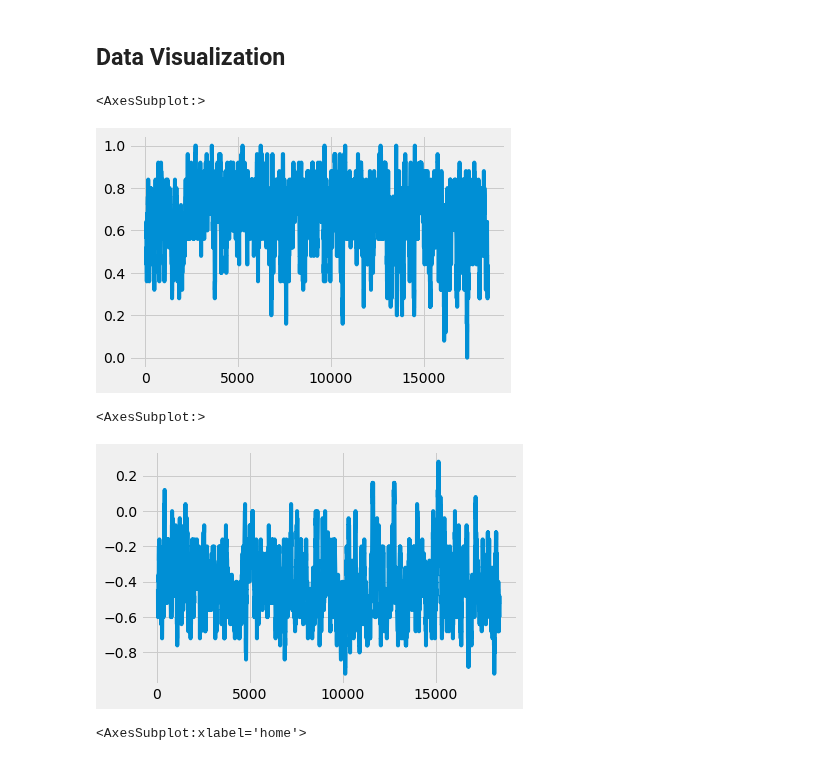
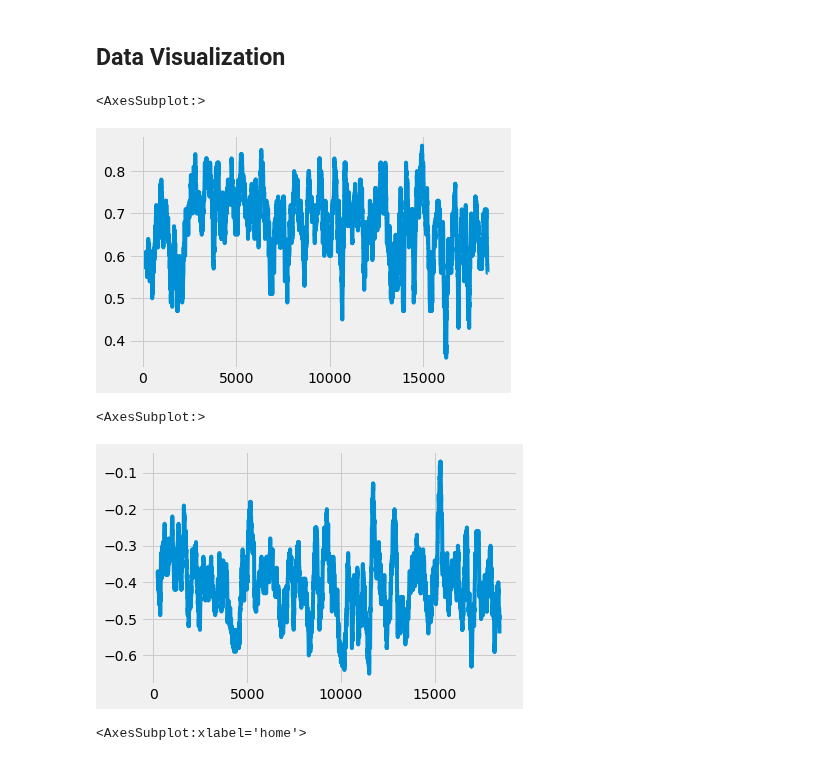
Before and after one commit to mohammedaljader/Football_Predictions_ML, a Jupyter notebook: Predict_first_goal.ipynb, the cells around one changed output. Cells and saved outputs as stored; diff of their text form; code cells hidden in the pictures.

```diff
--- a/Predict_first_goal.ipynb
+++ b/Predict_first_goal.ipynb
@@ -224,17 +224,17 @@ df_merge.tail(10)
 # %%
 df_plot = df_merge[(df_merge['first_goal']=="home")]
 
-df_plot["winning_team"].rolling(25).mean().plot()
+df_plot["winning_team"].rolling(100).mean().plot()
 # %% [output]
 <AxesSubplot:>
-[figure, old version]
+[figure, new version]
 # %%
 df_plot = df_merge[(df_merge['first_goal']=="away")]
 
-df_plot["winning_team"].rolling(25).mean().plot()
+df_plot["winning_team"].rolling(100).mean().plot()
 # %% [output]
 <AxesSubplot:>
-[figure, old version]
+[figure, new version]
 # %%
 # plt.style.use("fivethirtyeight")
 group_home = df_merge.groupby('home').agg(totalGoals = ('home_score', 'mean'))
```
Also changed, not shown: parts of 1 cell of this notebook.
